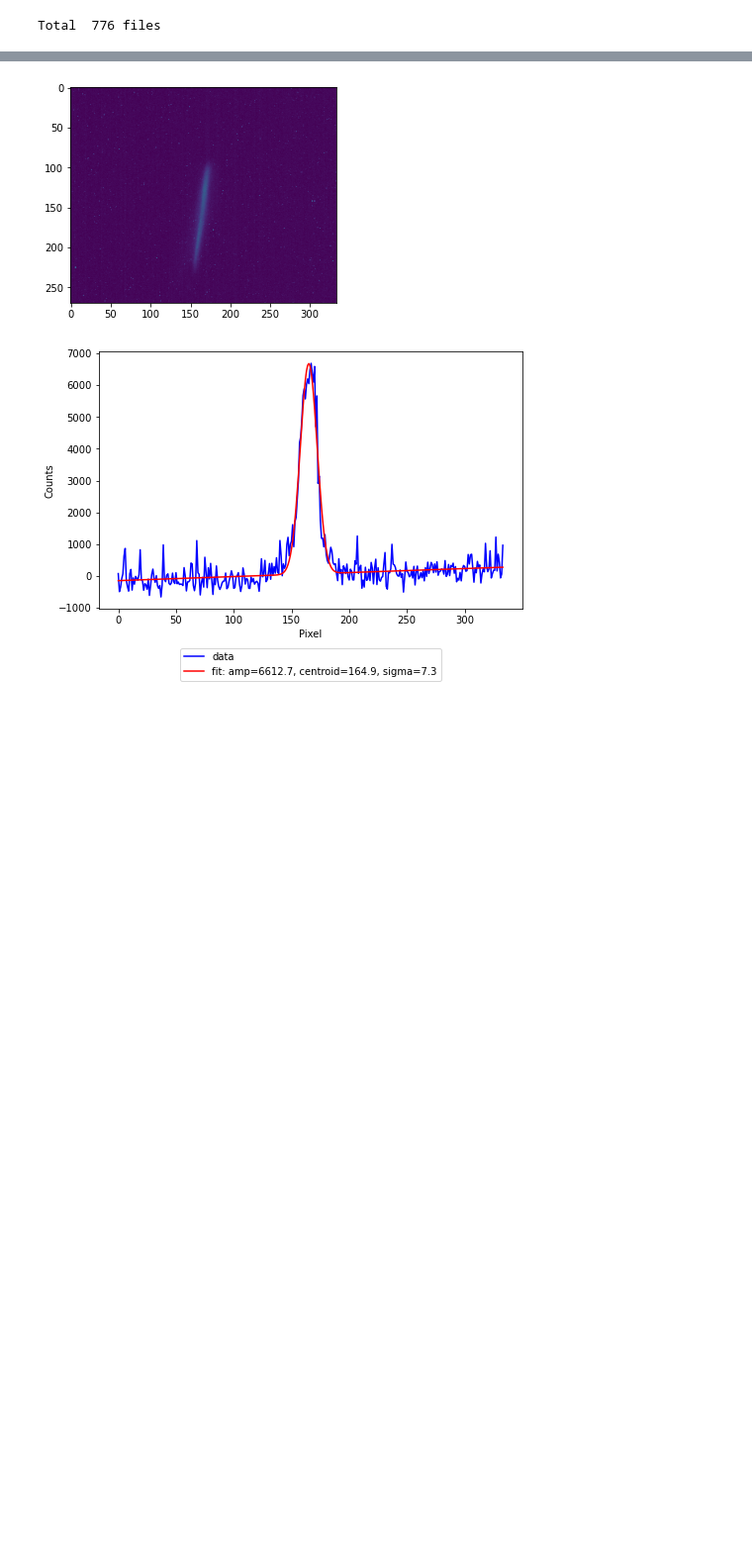
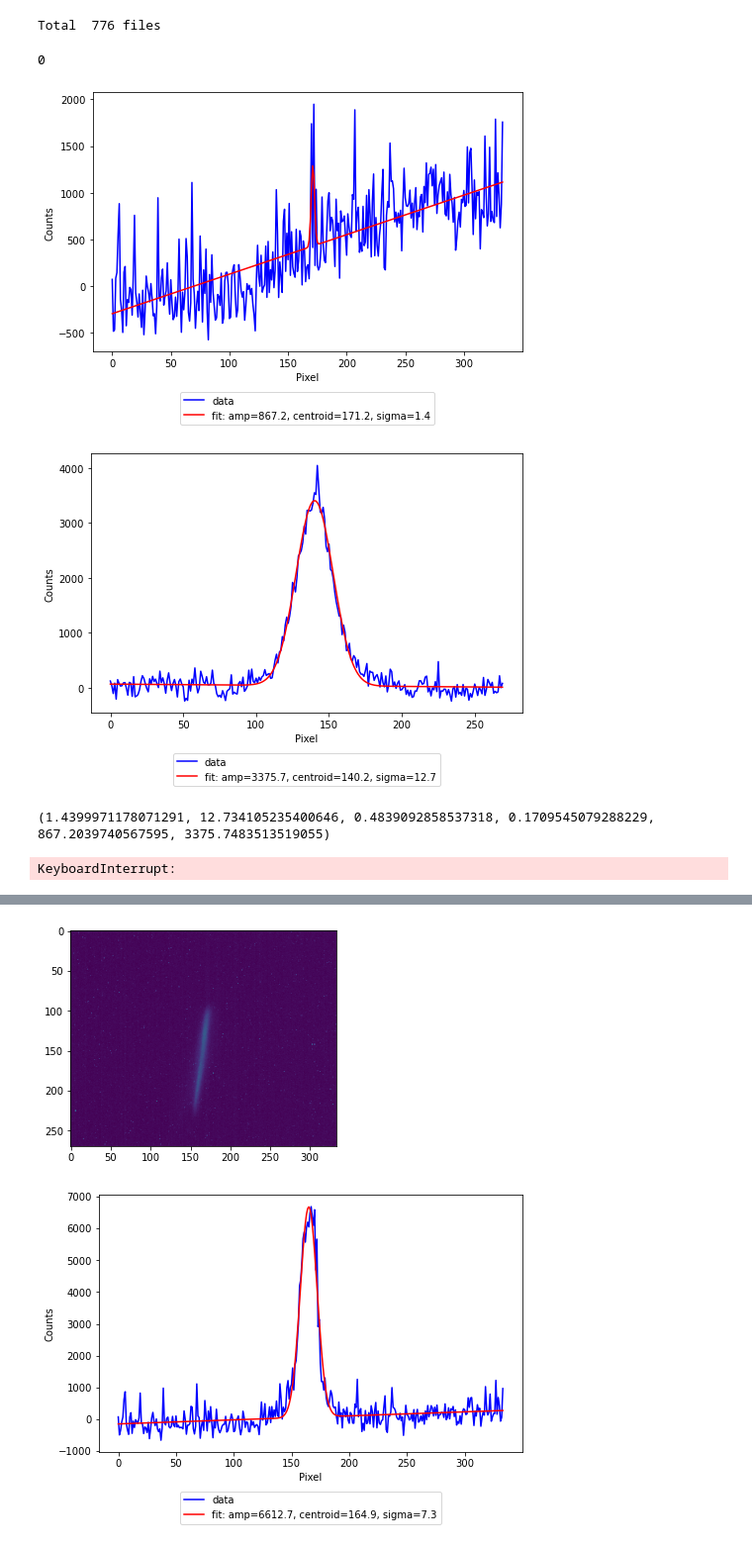
Before and after one commit to slaclab/lcls_emit, a Jupyter notebook: notebooks/review_md_20211006.ipynb, the cells around one changed output, grey strips where cells are left out. Shown: that part at 99% size. Saved outputs shown, nothing was run; the diff lists cells and outputs as text; code cells hidden in the pictures; blank space fills up the shorter version.

```diff
--- a/notebooks/review_md_20211006.ipynb
+++ b/notebooks/review_md_20211006.ipynb
@@ -13,7 +14,7 @@ from emittance_calc import get_normemit
 from IPython.display import clear_output
 # %%
 filenames=[]
-im_dir = "saved_images/20211006_data/"
+im_dir = "saved_images/MD_20211006/"
 for file in os.scandir(im_dir):
     if file.name.endswith(".npy") and file.name.startswith("img_"):
         filenames.append(file.name)
@@ -21,12 +22,22 @@ print('Total ',len(filenames),'files')
 # %% [output]
 Total  776 files
 # %%
-im = np.load(f"./saved_images/20211006_data/{filenames[26]}")
-for i in range(0):
+for i in range(len(filenames)):
     print(i)
-    new_im = np.load(f"./saved_images/20211006_data/{filenames[20+i]}")
-    im = np.mean(np.array([ im,new_im ]), axis=0 )
+    im = np.load(im_dir + f"{filenames[i]}")
+    #im = np.mean(np.array([ im,new_im ]), axis=0 )
     beam_image = Image(im, 270, 334, bg_image = None) #ROI found from EPIC S PV (they did not change)
     beam_image.reshape_im()
-    plt.imshow(beam_image.proc_image)
-    plt.show()
+#     plt.imshow(beam_image.proc_image)
+#     plt.show()
+    beam_image.get_im_projection()
+    print(beam_image.get_sizes(show_plots=True))
+    time.sleep(2)
+    plt.close()
+    clear_output()
+# %% [output]
+0
+[figure, added]
+[figure, added]
+(1.4399971178071291, 12.734105235400646, 0.4839092858537318, 0.1709545079288229, 867.2039740567595, 3375.7483513519055)
+KeyboardInterrupt:
```
Also changed, not shown: parts of 2 cells of this notebook, 4 other files.
